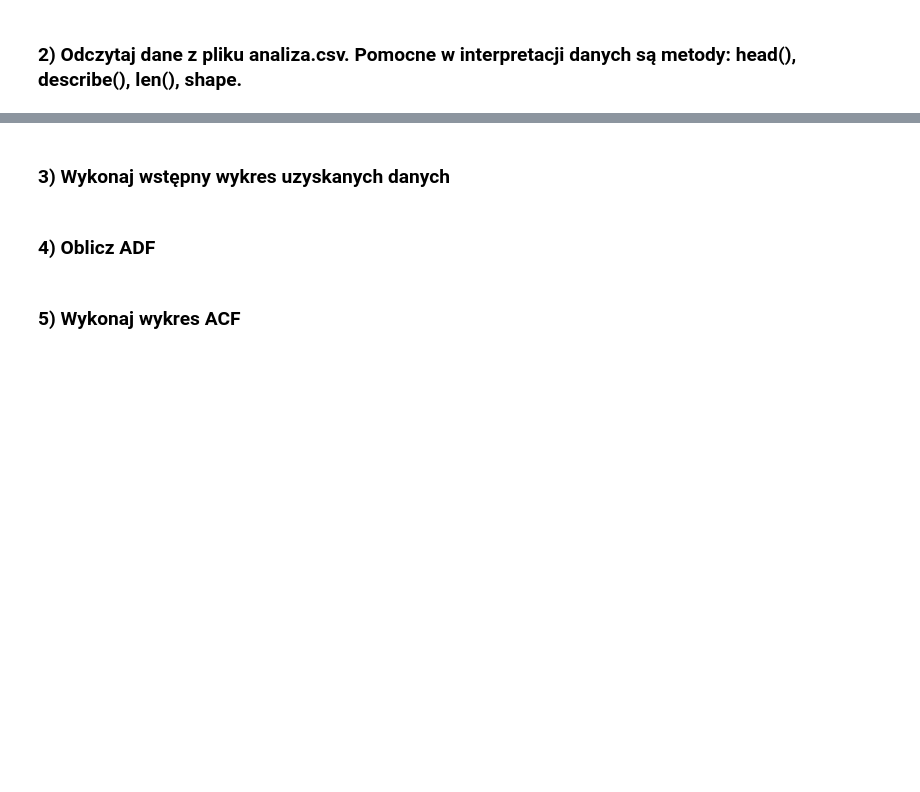
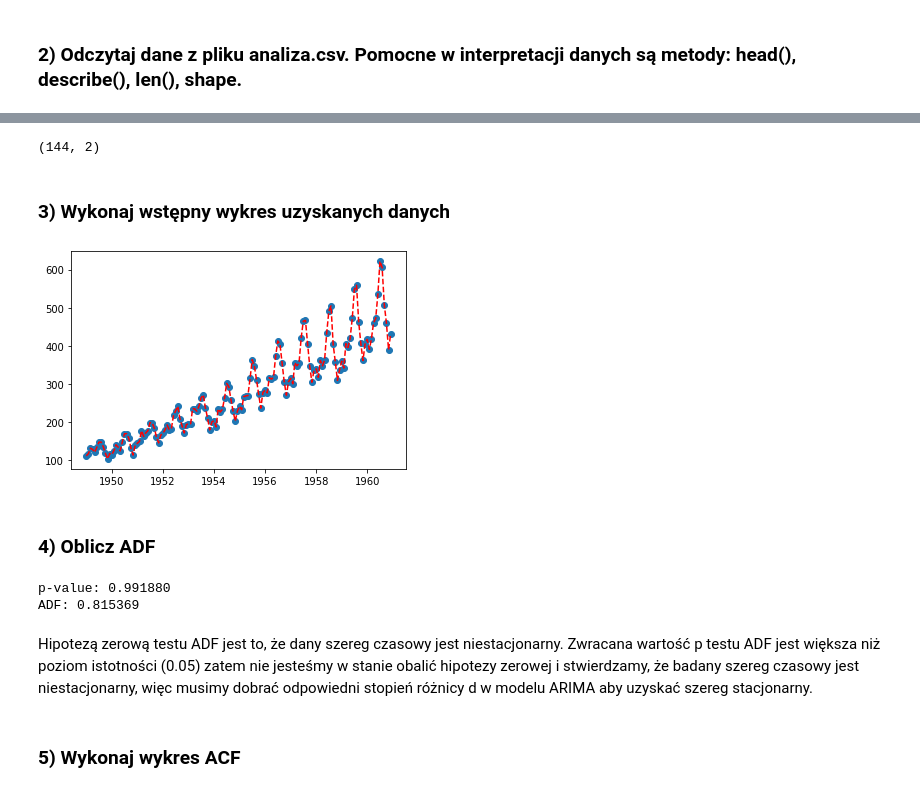
Before and after one commit to jakub-sacha/AiBD, a Jupyter notebook: laboratorium-10-jakub-sacha/raport.ipynb, the cells around one changed output, grey strips where cells are left out. Cells and saved outputs as stored; diff of their text form; code cells hidden in the pictures; blank space fills up the shorter version.

```diff
--- a/laboratorium-10-jakub-sacha/raport.ipynb
+++ b/laboratorium-10-jakub-sacha/raport.ipynb
@@ -137,6 +139,5 @@ from statsmodels.tsa.arima.model import ARIMA
 # %% [markdown]
 ### 2) Odczytaj dane z pliku analiza.csv. Pomocne w interpretacji danych są metody: head(), describe(), len(), shape.
 # %%
-import pandas
-** =pandas.read_csv("......", sep = ",", decimal = ",")
-**.head(7)
+df =pd.read_csv("analiza.csv", sep = ",", decimal = ",", parse_dates=[0])
+df.head(7)
@@ -148,4 +169,6 @@ len(**)
 # %%
-**.shape
+df.shape
+# %% [output]
+(144, 2)
 # %% [markdown]
 ### 3) Wykonaj wstępny wykres uzyskanych danych
@@ -156,3 +175,12 @@ plt.plot(***)
+# %%
+values = df[['Rezerwacja']]
+timestamps = df[['Data']]
+values.head()
+plt.scatter(timestamps, values)
+plt.plot(timestamps, values, 'r--')
+plt.show()
+# %% [output]
+[figure, added]
 # %% [markdown]
 ### 4) Oblicz ADF
 # %%
@@ -161,9 +189,14 @@ plt.plot(***)
 from pandas import read_csv
 from statsmodels.tsa.stattools import adfuller
 
-** = read_csv('........', header=0, index_col=0)
-result = adfuller(**.values)
-print('......: %f' % result[1])
-print('.......: %f' % result[0])
+result = adfuller(values)
+
+print('p-value: %f' % result[1])
+print('ADF: %f' % result[0])
+# %% [output]
+p-value: 0.991880
+ADF: 0.815369
+# %% [markdown]
+Hipotezą zerową testu ADF jest to, że dany szereg czasowy jest niestacjonarny. Zwracana wartość p testu ADF jest większa niż poziom istotności (0.05) zatem nie jesteśmy w stanie obalić hipotezy zerowej i stwierdzamy, że badany szereg czasowy jest niestacjonarny, więc musimy dobrać odpowiedni stopień różnicy d w modelu ARIMA aby uzyskać szereg stacjonarny.
 # %% [markdown]
 ### 5) Wykonaj wykres ACF
```
Also changed, not shown: parts of 18 cells of this notebook.
